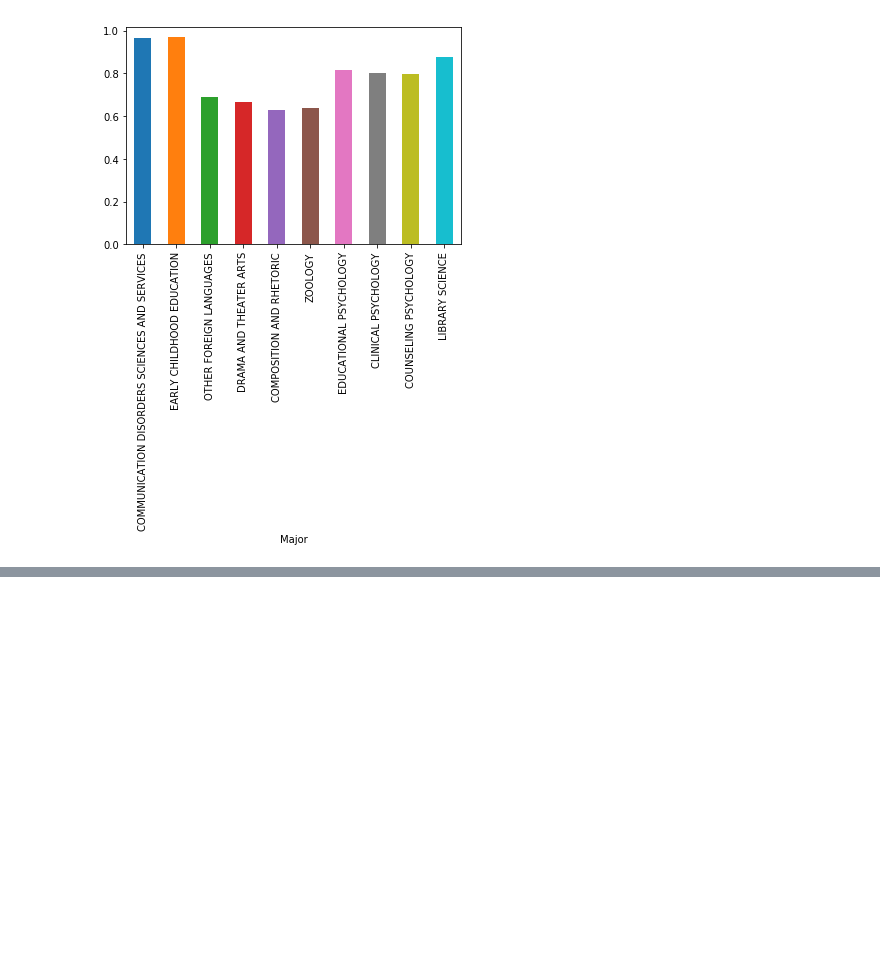
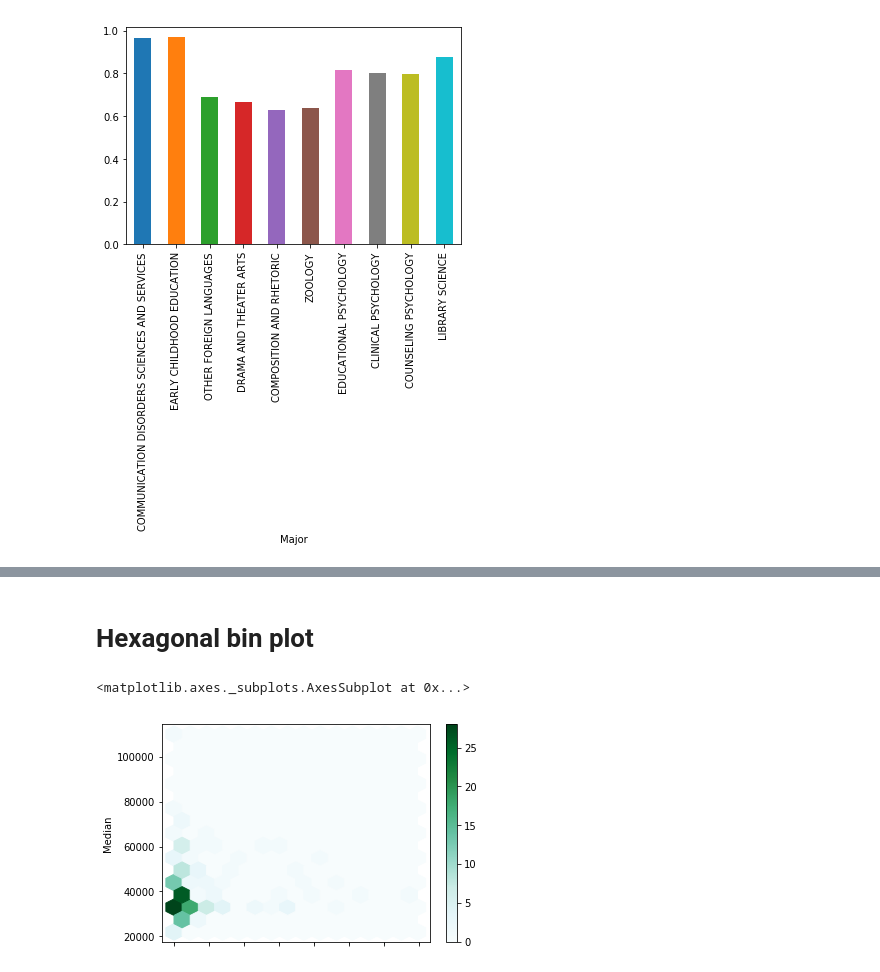
Before and after one commit to kalingwu/Dataquest-Projects, a Jupyter notebook: Guided Project_Visualizing Earnings Based On College Majors/Basics.ipynb, the cells around one changed output, grey strips where cells are left out. Cells and saved outputs as stored; diff of their text form; code cells hidden in the pictures; blank space fills up the shorter version.

```diff
--- a/Guided Project_Visualizing Earnings Based On College Majors/Basics.ipynb
+++ b/Guided Project_Visualizing Earnings Based On College Majors/Basics.ipynb
@@ -156,0 +200,7 @@ The share of women in the 10 lowest paying majors is significantly higher than t
+# %% [markdown]
+# Hexagonal bin plot
+# %%
+recent_grads.plot.hexbin(x="Men",y="Median",reduce_C_function=np.max,gridsize=15,)
+# %% [output]
+<matplotlib.axes._subplots.AxesSubplot at 0x...>
+[figure, added]
```
Also changed, not shown: parts of 8 cells of this notebook.
